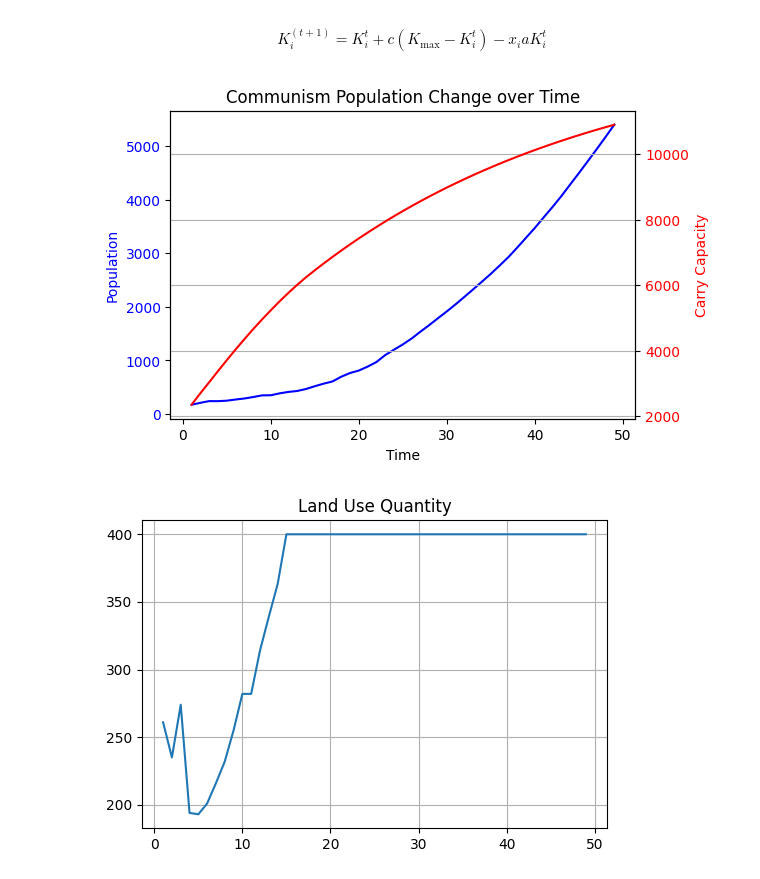
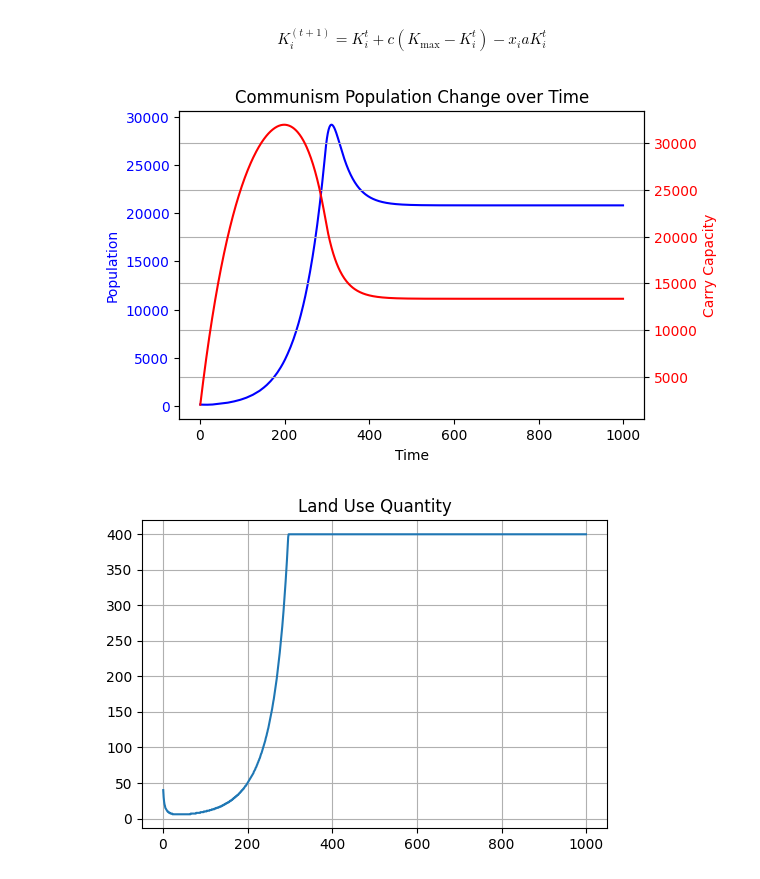
Before and after one commit to yutongliang723/Agent-Based-Model-CSH, a Jupyter notebook: Agent-Based Model - Week 4 Yutong.ipynb, the cells around one changed output. Cells and saved outputs as stored; diff of their text form; code cells hidden in the pictures.

```diff
--- a/Agent-Based Model - Week 4 Yutong.ipynb
+++ b/Agent-Based Model - Week 4 Yutong.ipynb
@@ -40,13 +40,11 @@ def communism_simulation_population_original(vec1, k, a, initial_population, ini
 
     # Generate age groups and their corresponding proportions to match p0 rows in vec1
     num_p0_rows = vec1.shape[0]
-    age_groups = [f'Age Group {i}' for i in range(num_p0_rows)]
     age_proportions = generate_left_skewed_proportions(num_p0_rows)
     age_proportions = np.array(age_proportions) / np.sum(age_proportions)
 
     if len(age_proportions) < num_p0_rows: # make sure age_proportions matches the number of rows in vec1
         age_proportions = np.append(age_proportions, 0)  # add a zero proportion for the extra age group
-
     population_matrix = initial_population * age_proportions
 
     def update_population_matrix(population_matrix, vec1, z):
@@ -65,10 +63,10 @@ def communism_simulation_population_original(vec1, k, a, initial_population, ini
     def calculate_effectiveness_and_consumption(population_matrix, vec1):
         phi = vec1.phi  # Worker effectiveness parameter
         rho = vec1.rho  # Consumption parameter
-        worker_effectiveness = population_matrix * phi
-        consumption = population_matrix * rho
+        max_lands = np.sum(population_matrix * phi) #### double multiple
+        consumption = np.sum(population_matrix * rho)
 
-        return worker_effectiveness, consumption
+        return round(max_lands), consumption
 
     #updating storage
     populations = [initial_population]  # store population values over time
@@ -85,55 +83,26 @@ def communism_simulation_population_original(vec1, k, a, initial_population, ini
                     'usage': None
                 }
 
-    def find_top_lands(K_t_natural, support_list, consume_list):
+    def find_top_lands(K_t_natural, max_lands, consumption):
         sorted_lands = sorted(enumerate(K_t_natural), key=lambda x: x[1], reverse=True)
         cumulative_utility = 0
         selected_lands = []
-        utility_ = []
-        for (land_index, utility), support_value in zip(sorted_lands, support_list):
-            cumulative_utility += min(utility, support_value) #######
+        # utility_ = []
+        for (land_index, utility) in sorted_lands:
+            cumulative_utility += utility  ### can add to min(utility, support) later
             selected_lands.append(land_index)
-            utility_.append(utility)
-            if float(cumulative_utility) >= sum(consume_list):  # Update the comparison here ###correct. the non-consistent links
+            if float(cumulative_utility) >= consumption:  # Update the comparison here ###correct. the non-consistent links
                 break
-        if len(selected_lands) > len(support_list):  # Update the comparison here
-            selected_lands = selected_lands[:len(support_list)]  # Update the slicing here
-        else:
-            pass
-        return selected_lands, sum(utility_)
+            if len(selected_lands) >= max_lands:  # Update the comparison here
+                break
+            else: pass
+        return selected_lands, cumulative_utility
 
     ### Updating process for each year
     for t in range(1, simulation_time): # time 0 is already updated.
-        worker_effectiveness, consumption = calculate_effectiveness_and_consumption(population_matrix, vec1)
-        flattened_population = population_matrix.flatten()
-        flattened_effectiveness = worker_effectiveness.values.flatten()
-        flattened_consumption = consumption.values.flatten()
-        individual_effectiveness = [(flattened_population[i], flattened_effectiveness[i]) for i in range(len(flattened_population))]
-        individual_consumption = [(flattened_population[i], flattened_consumption[i]) for i in range(len(flattened_population))]
-        support_list = []
-        for item in individual_effectiveness:
-            int_part = int(item[0])
-            fraction_part = item[0] - int_part
-            for i in range(int_part):
-                support_list.append((1, item[1]))
-            if fraction_part > 0:
-                support_list.append((fraction_part, item[1]))
-        support_list = [left * right for left, right in support_list]
-        support_list.sort(reverse=True)
-
-        consume_list = []
-        for item in individual_consumption:
-            int_part = int(item[0])
-            fraction_part = item[0] - int_part
-            for i in range(int_part):
-                consume_list.append((1, item[1]))
-            if fraction_part > 0:
-                consume_list.append((fraction_part, item[1]))
-        consume_list = [left * right for left, right in consume_list]
-
+        max_lands, consumption = calculate_effectiveness_and_consumption(population_matrix, vec1)
         K_t_natural = [land_assignments[t-1][i]['carry_capacity'] for i in range(initial_lands)] #from the land_assignment dict, get all the land capacities in the looping year.
-
-        selected_lands, P = find_top_lands(K_t_natural, support_list, consume_list)# select top lands in each year
+        selected_lands, P = find_top_lands(K_t_natural, max_lands, consumption)# select top lands in each year
         land_assignments[t] = {} # adding a sub-dict in each year, an old one.
         for i in range(initial_lands): #should I give everyone an agent identity?
                 land_assignments[t][i] = {
@@ -143,18 +112,16 @@ def communism_simulation_population_original(vec1, k, a, initial_population, ini
                 }
         for i in selected_lands: land_assignments[t][i]['usage'] = 1 # updated the searching algorithm.
 
-        N_t = populations[-1]  # Get the population value at the previous time step. For the first year, it's the initial_population variable.
         u_t = [land_assignments[t][i]['usage'] for i in range (initial_lands)] # get to use the land or not binary value u
     #   updating land capacity
         for i in range(initial_lands):
             land_assignments[t][i]['carry_capacity'] = max(0, min(K_star_t, land_assignments[t-1][i]['carry_capacity'] + k * (K_star_t - land_assignments[t-1][i]['carry_capacity'])  - a * K_t_natural[i] * u_t[i])) ############
         K_t_plus_1 = [land_assignments[t][i]['carry_capacity'] for i in range(initial_lands)] ## list of each land cell capacity (new year, this year)
-        z = P / N_t # food availability parameter == carry capacity in my case
+        z = P / consumption # food availability parameter == carry capacity in my case
         if z == 0: z = 0.0001
         population_matrix = update_population_matrix(population_matrix, vec1, z) ### didn't update the matrix
         population_matrix[np.isnan(population_matrix)] = 0
         if P  == 0: P = 0.1
-        if N_t == 0: N_t = 0.15
         populations.append(np.sum(population_matrix))
         K_values.append(sum(K_t_plus_1)) # total land capacity
         P_values[t-1] = P # update the total harvest capacity
@@ -162,9 +129,9 @@ def communism_simulation_population_original(vec1, k, a, initial_population, ini
     populations = populations[1:] # exclude the zero year population
     return populations, K_values, P_values, u_values, land_assignments
 
-def plot_commuism_simulation_population2(vec1, k, a, initial_population, initial_lands, simulation_time, initial_capacity, max_capacity_one_land):
+def plot_commuism_simulation_population2(vec1, k, a, initial_population, initial_lands, simulation_time, initial_capacity, K_star_t):
 
-    populations, K, _, U, _ = communism_simulation_population_original(vec1, k, a, initial_population, initial_lands, simulation_time, initial_capacity, max_capacity_one_land)
+    populations, K, _, U, _ = communism_simulation_population_original(vec1, k, a, initial_population, initial_lands, simulation_time, initial_capacity, K_star_t)
 
     time_steps = range(1, simulation_time)
 
@@ -172,34 +139,34 @@ def plot_commuism_simulation_population2(vec1, k, a, initial_population, initial
 
     # Plot population on the first y-axis
     ax1.plot(time_steps, populations, color='blue', label='Population')
     ax1.set_xlabel('Time')
     ax1.set_ylabel('Population', color='blue')
     ax1.tick_params(axis='y', labelcolor='blue')
 
     # Create a secondary y-axis and plot carry capacity on it
     ax2 = ax1.twinx()
     ax2.plot(time_steps, K, color='red', label='Carry Capacity')
     ax2.set_ylabel('Carry Capacity', color='red')
     ax2.tick_params(axis='y', labelcolor='red')
 
     plt.grid(True)
     plt.title('Communism Population Change over Time')
     plt.show()
 
     fig = plt.figure(figsize=(6, 4))
     plt.plot(time_steps, [sum(i) for i in U][:-1])
     plt.grid(True)
     plt.title('Land Use Quantity')
     plt.show()
 
 k = 0.01 # land recovery rate
 a = 0.02 # soil loss rate
-simulation_time = 50 #simulation year
+simulation_time = 1000 #simulation year
 initial_population = 200
 initial_capacity = 4
 initial_lands = 400
 K_star_t = 100
-plot_commuism_simulation_population2(vec1, k, a, initial_population, initial_lands, simulation_time, initial_capacity, max_capacity_one_land)
+plot_commuism_simulation_population2(vec1, k, a, initial_population, initial_lands, simulation_time, initial_capacity, K_star_t)
 # %% [output]
-[figure, old version]
+[figure, new version]
-[figure, old version]
+[figure, new version]
```
